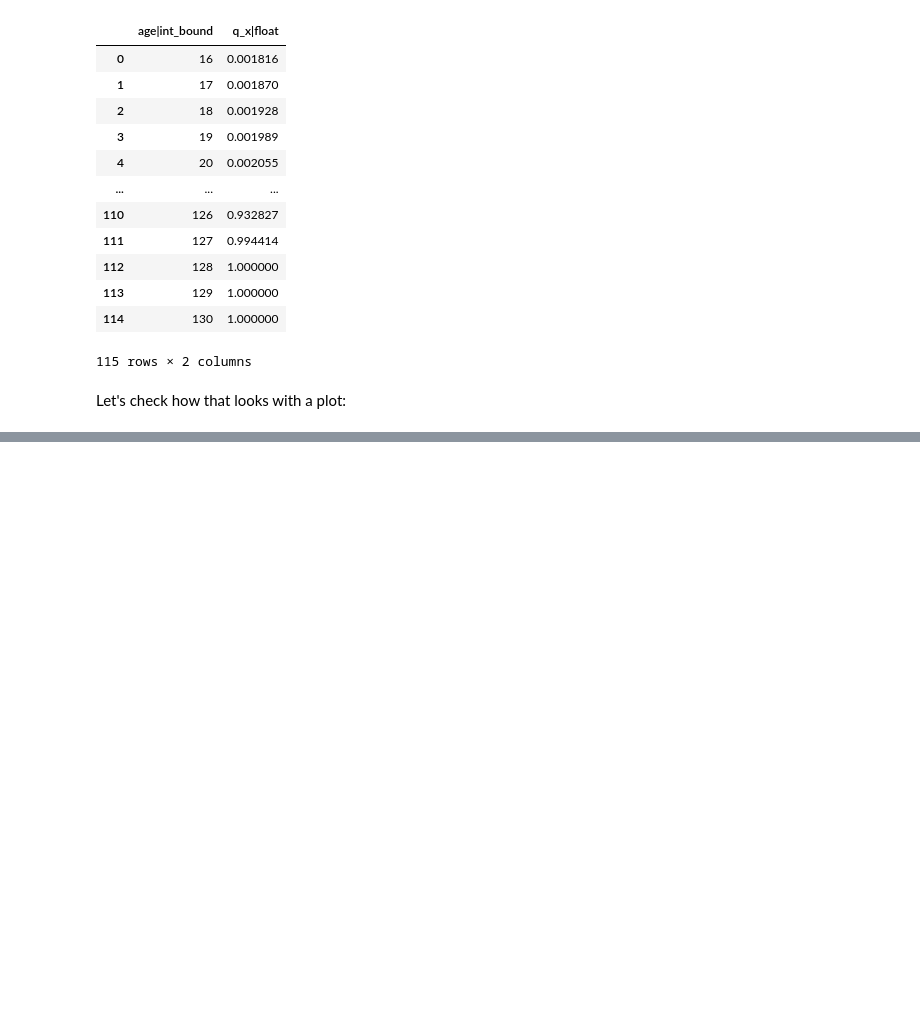
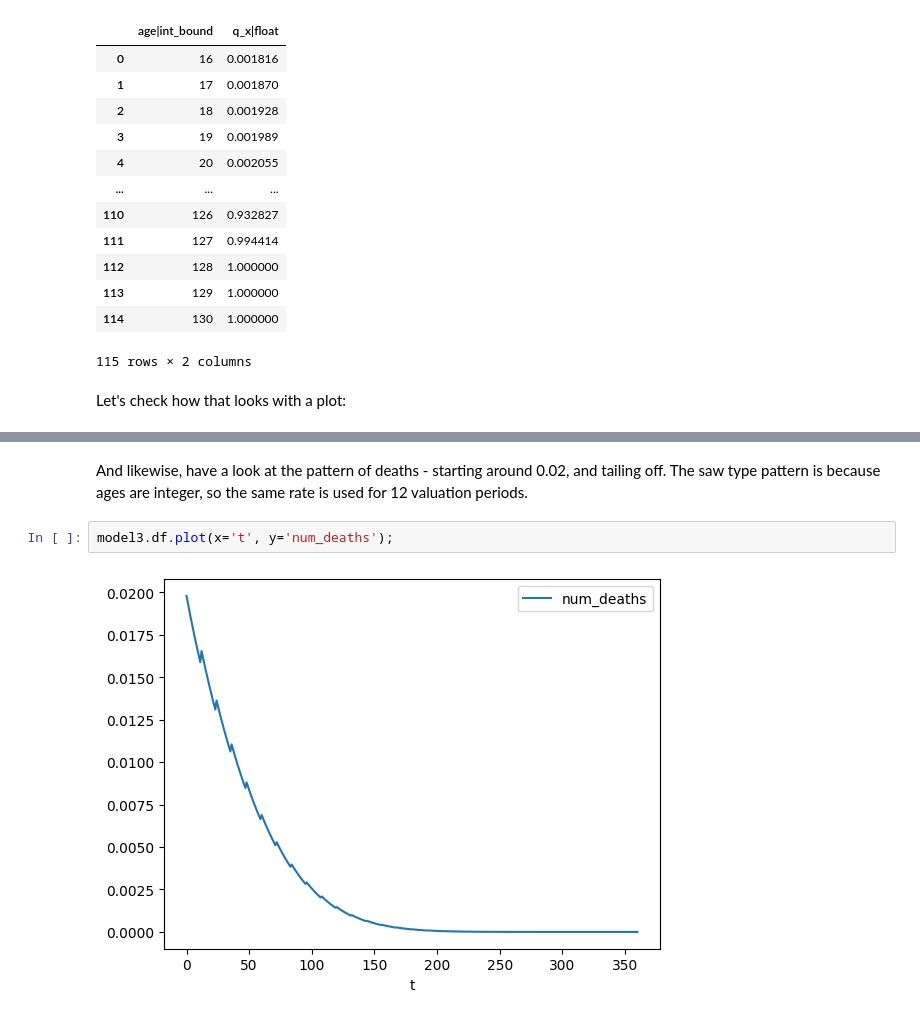
Before and after one commit to lewisfogden/heavylight, a Jupyter notebook: docs/getting_started/intro_to_heavylight.ipynb, the cells around one changed output, grey strips where cells are left out. Saved outputs shown, nothing was run; the diff lists cells and outputs as text; blank space fills up the shorter version.

```diff
--- a/docs/getting_started/intro_to_heavylight.ipynb
+++ b/docs/getting_started/intro_to_heavylight.ipynb
@@ -253,0 +353,6 @@ df_mort.plot(x='age|int_bound', y='q_x|float')
+# %% [markdown]
+And likewise, have a look at the pattern of deaths - starting around 0.02, and tailing off.  The saw type pattern is because ages are integer, so the same rate is used for 12 valuation periods.
+# %%
+model3.df.plot(x='t', y='num_deaths');
+# %% [output]
+[figure, added]
```
Also changed, not shown: parts of 33 cells of this notebook.
